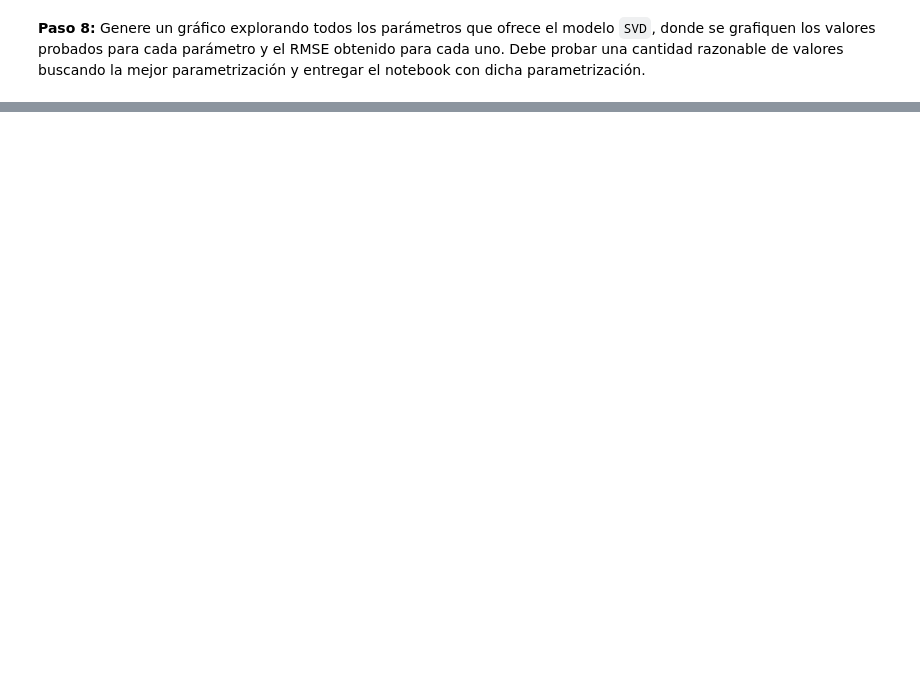
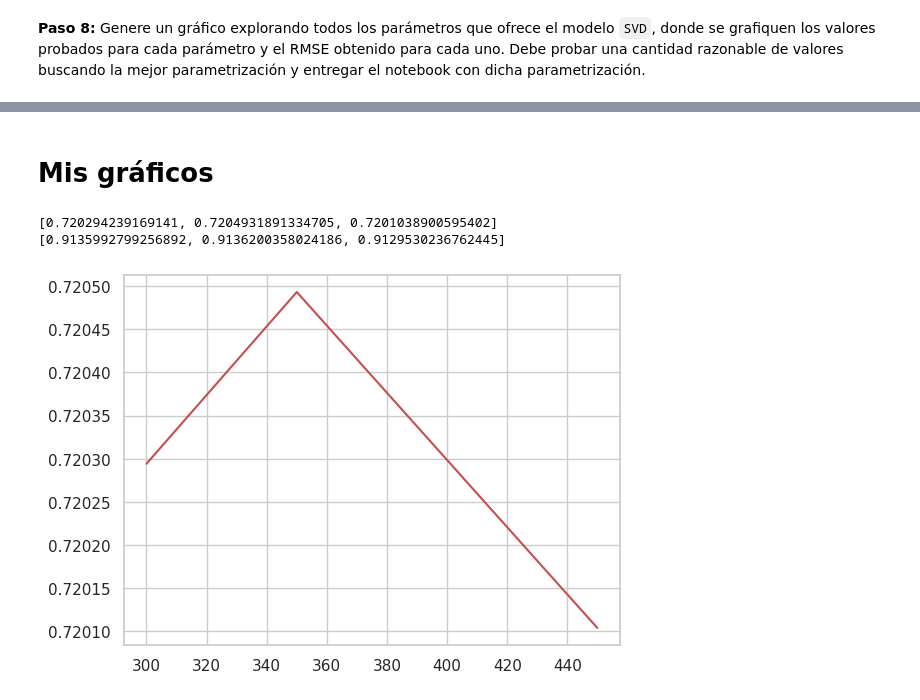
Before and after one commit to davidlealo/practicos_sisrec_2026, a Jupyter notebook: practico02/02_pyRecLab_FunkSVD_RESPUESTADLO.ipynb, the cells around one changed output, grey strips where cells are left out. Cells and saved outputs as stored; diff of their text form; code cells hidden in the pictures; blank space fills up the shorter version.

```diff
--- a/practico02/02_pyRecLab_FunkSVD_RESPUESTADLO.ipynb
+++ b/practico02/02_pyRecLab_FunkSVD_RESPUESTADLO.ipynb
@@ -797,0 +869,31 @@ plt.show()
+# %% [markdown]
+# Mis gráficos
+# %%
+# Factores
+factor_values = [300, 350, 450] # tres menores
+mae_values = []
+rmse_values = []
+
+for f in factor_values:
+  svd.train(factors=f, maxiter=100, lr=0.01, lamb=0.1)
+
+  predlist, mae, rmse = svd.test(input_file='u2.test',
+                                 dlmchar=b'\t',
+                                 header=False,
+                                 usercol=0,
+                                 itemcol=1,
+                                 ratingcol=2)
+
+  mae_values.append(mae)
+  rmse_values.append(rmse)
+
+print(mae_values)
+print(rmse_values)
+# %% [output]
+[0.720294239169141, 0.7204931891334705, 0.7201038900595402]
+[0.9135992799256892, 0.9136200358024186, 0.9129530236762445]
+# %%
+plt.plot(factor_values, mae_values, 'r-')
+plt.show()
+# %% [output]
+[figure, added]
```
Also changed, not shown: parts of 20 cells of this notebook.
